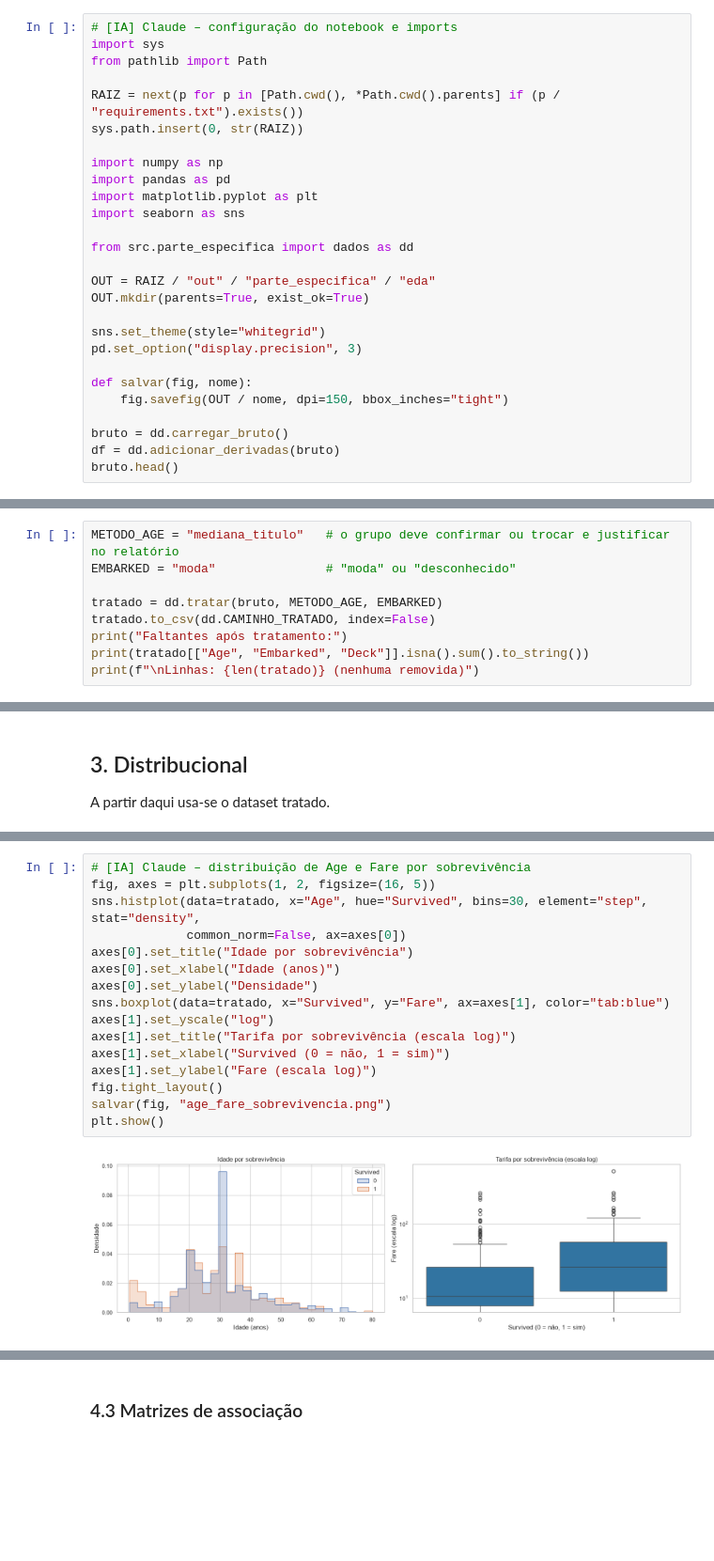
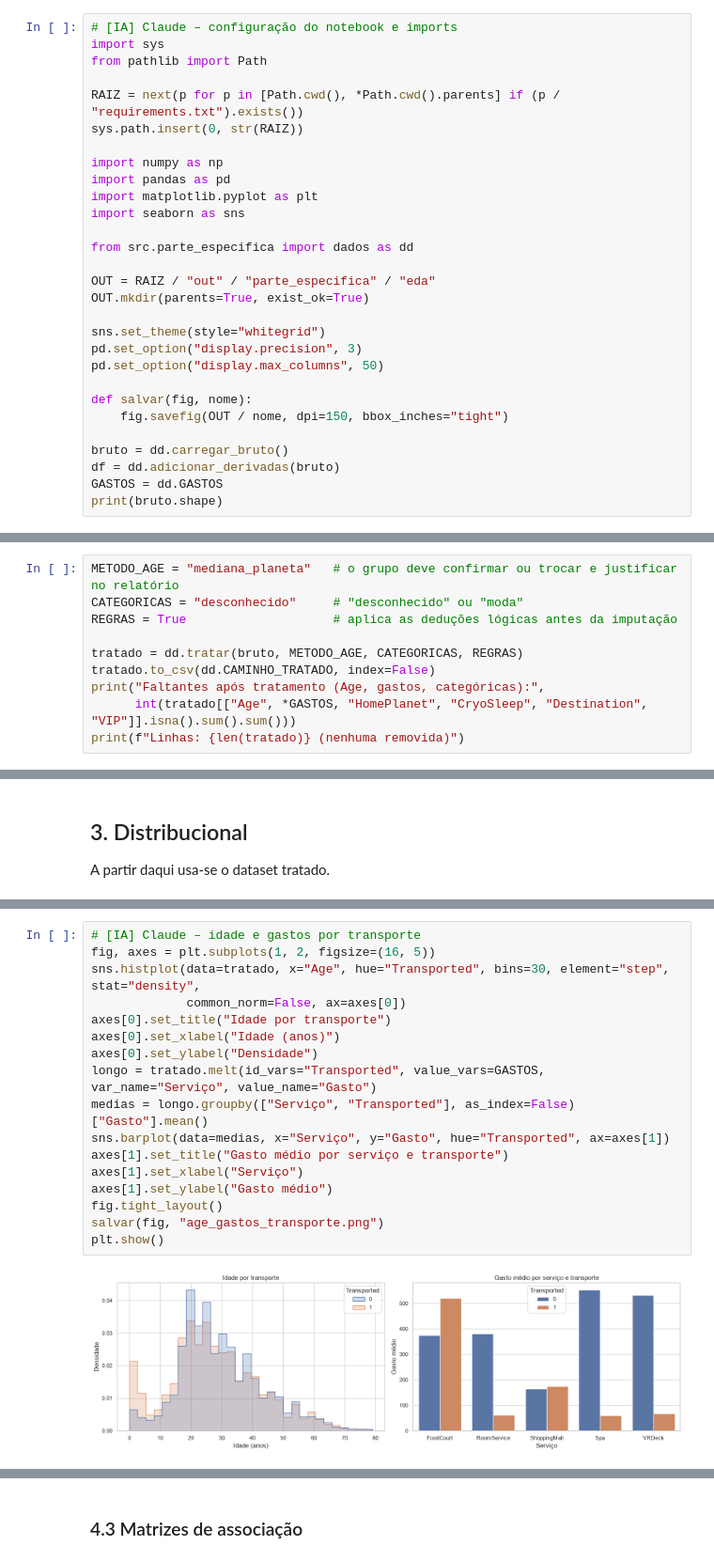
Before and after one commit to Pedro0602/projeto-avd, a Jupyter notebook: src/parte_especifica/eda.ipynb, the cells around one changed output, grey strips where cells are left out. Shown at 94% size. Drawn from its saved outputs; the diff is of its cells as text; blank space fills up the shorter version.

```diff
--- a/src/parte_especifica/eda.ipynb
+++ b/src/parte_especifica/eda.ipynb
@@ -30,11 +32,13 @@ OUT.mkdir(parents=True, exist_ok=True)
 
 sns.set_theme(style="whitegrid")
 pd.set_option("display.precision", 3)
+pd.set_option("display.max_columns", 50)
 
 def salvar(fig, nome):
     fig.savefig(OUT / nome, dpi=150, bbox_inches="tight")
 
 bruto = dd.carregar_bruto()
 df = dd.adicionar_derivadas(bruto)
-bruto.head()
+GASTOS = dd.GASTOS
+print(bruto.shape)
 # %% [output]
@@ -311,10 +260,11 @@ O resultado é salvo em `data/parte_especifica/titanic_tratado.csv`, que é o ar
 # %%
-METODO_AGE = "mediana_titulo"   # o grupo deve confirmar ou trocar e justificar no relatório
-EMBARKED = "moda"               # "moda" ou "desconhecido"
+METODO_AGE = "mediana_planeta"   # o grupo deve confirmar ou trocar e justificar no relatório
+CATEGORICAS = "desconhecido"     # "desconhecido" ou "moda"
+REGRAS = True                    # aplica as deduções lógicas antes da imputação
 
-tratado = dd.tratar(bruto, METODO_AGE, EMBARKED)
+tratado = dd.tratar(bruto, METODO_AGE, CATEGORICAS, REGRAS)
 tratado.to_csv(dd.CAMINHO_TRATADO, index=False)
-print("Faltantes após tratamento:")
-print(tratado[["Age", "Embarked", "Deck"]].isna().sum().to_string())
-print(f"\nLinhas: {len(tratado)} (nenhuma removida)")
+print("Faltantes após tratamento (Age, gastos, categóricas):",
+      int(tratado[["Age", *GASTOS, "HomePlanet", "CryoSleep", "Destination", "VIP"]].isna().sum().sum()))
+print(f"Linhas: {len(tratado)} (nenhuma removida)")
 # %% [output]
@@ -451,18 +403,19 @@ plt.show()
 # %%
-# [IA] Claude – distribuição de Age e Fare por sobrevivência
+# [IA] Claude – idade e gastos por transporte
 fig, axes = plt.subplots(1, 2, figsize=(16, 5))
-sns.histplot(data=tratado, x="Age", hue="Survived", bins=30, element="step", stat="density",
+sns.histplot(data=tratado, x="Age", hue="Transported", bins=30, element="step", stat="density",
              common_norm=False, ax=axes[0])
-axes[0].set_title("Idade por sobrevivência")
+axes[0].set_title("Idade por transporte")
 axes[0].set_xlabel("Idade (anos)")
 axes[0].set_ylabel("Densidade")
-sns.boxplot(data=tratado, x="Survived", y="Fare", ax=axes[1], color="tab:blue")
-axes[1].set_yscale("log")
-axes[1].set_title("Tarifa por sobrevivência (escala log)")
-axes[1].set_xlabel("Survived (0 = não, 1 = sim)")
-axes[1].set_ylabel("Fare (escala log)")
+longo = tratado.melt(id_vars="Transported", value_vars=GASTOS, var_name="Serviço", value_name="Gasto")
+medias = longo.groupby(["Serviço", "Transported"], as_index=False)["Gasto"].mean()
+sns.barplot(data=medias, x="Serviço", y="Gasto", hue="Transported", ax=axes[1])
+axes[1].set_title("Gasto médio por serviço e transporte")
+axes[1].set_xlabel("Serviço")
+axes[1].set_ylabel("Gasto médio")
 fig.tight_layout()
-salvar(fig, "age_fare_sobrevivencia.png")
+salvar(fig, "age_gastos_transporte.png")
 plt.show()
 # %% [output]
-[figure, old version]
+[figure, new version]
```
Also changed, not shown: parts of 51 cells of this notebook.
